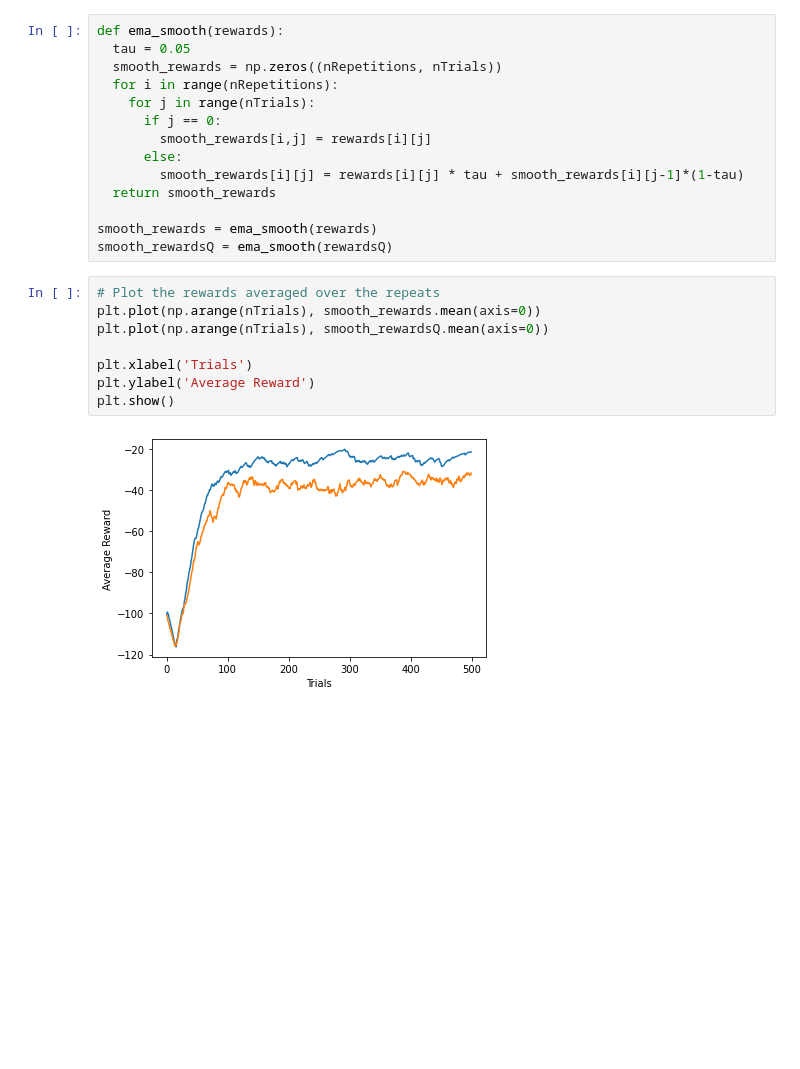
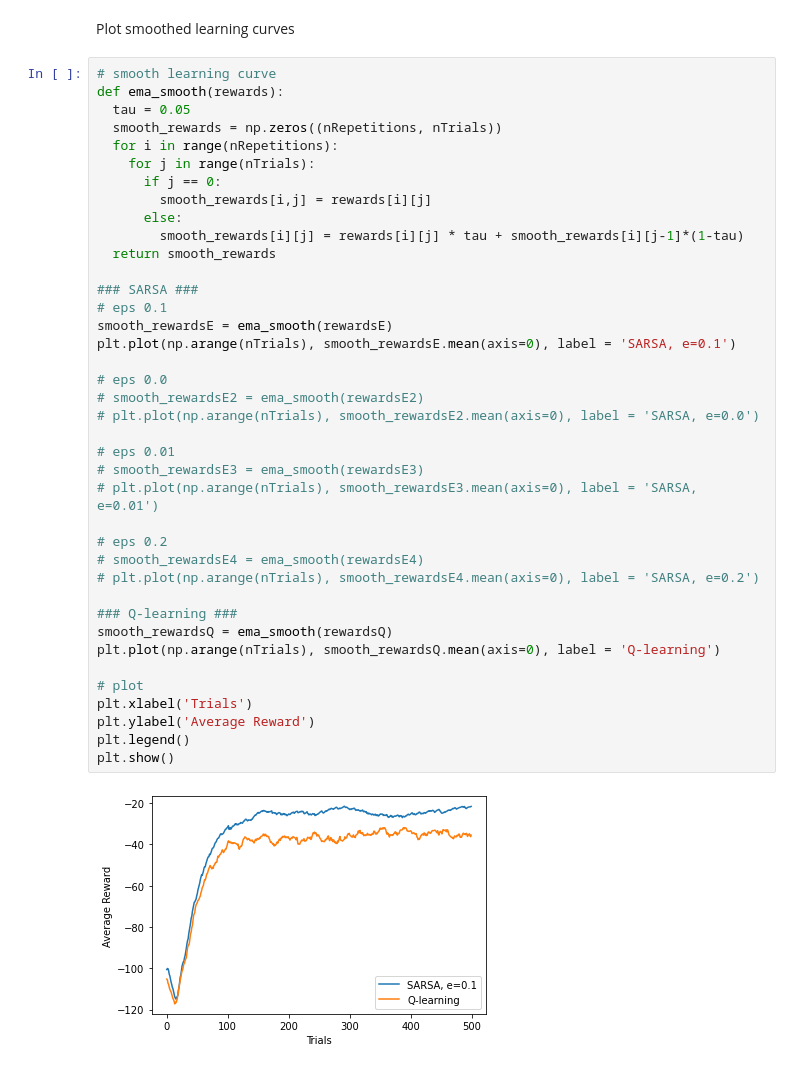
Before and after one commit to Topolewski-Kamil/information-retrieval, a Jupyter notebook: robot.ipynb, the cells around one changed output. Drawn from its saved outputs; the diff is of its cells as text; blank space fills up the shorter version.

```diff
--- a/robot.ipynb
+++ b/robot.ipynb
@@ -196,24 +213,43 @@ for i in range(nRepetitions):
+# %% [markdown]
+Plot smoothed learning curves
 # %%
+# smooth learning curve
 def ema_smooth(rewards):
   tau = 0.05
   smooth_rewards = np.zeros((nRepetitions, nTrials))
   for i in range(nRepetitions):
     for j in range(nTrials):
       if j == 0:
         smooth_rewards[i,j] = rewards[i][j]
       else:
         smooth_rewards[i][j] = rewards[i][j] * tau + smooth_rewards[i][j-1]*(1-tau)
   return smooth_rewards
 
-smooth_rewards = ema_smooth(rewards)
+### SARSA ###
+# eps 0.1
+smooth_rewardsE = ema_smooth(rewardsE)
+plt.plot(np.arange(nTrials), smooth_rewardsE.mean(axis=0), label = 'SARSA, e=0.1')
+
+# eps 0.0
+# smooth_rewardsE2 = ema_smooth(rewardsE2)
+# plt.plot(np.arange(nTrials), smooth_rewardsE2.mean(axis=0), label = 'SARSA, e=0.0')
+
+# eps 0.01
+# smooth_rewardsE3 = ema_smooth(rewardsE3)
+# plt.plot(np.arange(nTrials), smooth_rewardsE3.mean(axis=0), label = 'SARSA, e=0.01')
+
+# eps 0.2
+# smooth_rewardsE4 = ema_smooth(rewardsE4)
+# plt.plot(np.arange(nTrials), smooth_rewardsE4.mean(axis=0), label = 'SARSA, e=0.2')
+
+### Q-learning ###
 smooth_rewardsQ = ema_smooth(rewardsQ)
+plt.plot(np.arange(nTrials), smooth_rewardsQ.mean(axis=0), label = 'Q-learning')
+
+# plot
+plt.xlabel('Trials')
+plt.ylabel('Average Reward')
+plt.legend()
+plt.show()
+# %% [output]
+[figure, added]
-# %%
-# Plot the rewards averaged over the repeats
-plt.plot(np.arange(nTrials), smooth_rewards.mean(axis=0))
-plt.plot(np.arange(nTrials), smooth_rewardsQ.mean(axis=0))
-
-plt.xlabel('Trials')
-plt.ylabel('Average Reward')
-plt.show()
-# %% [output]
-[figure, removed]
```
Also changed, not shown: parts of 9 cells of this notebook.
